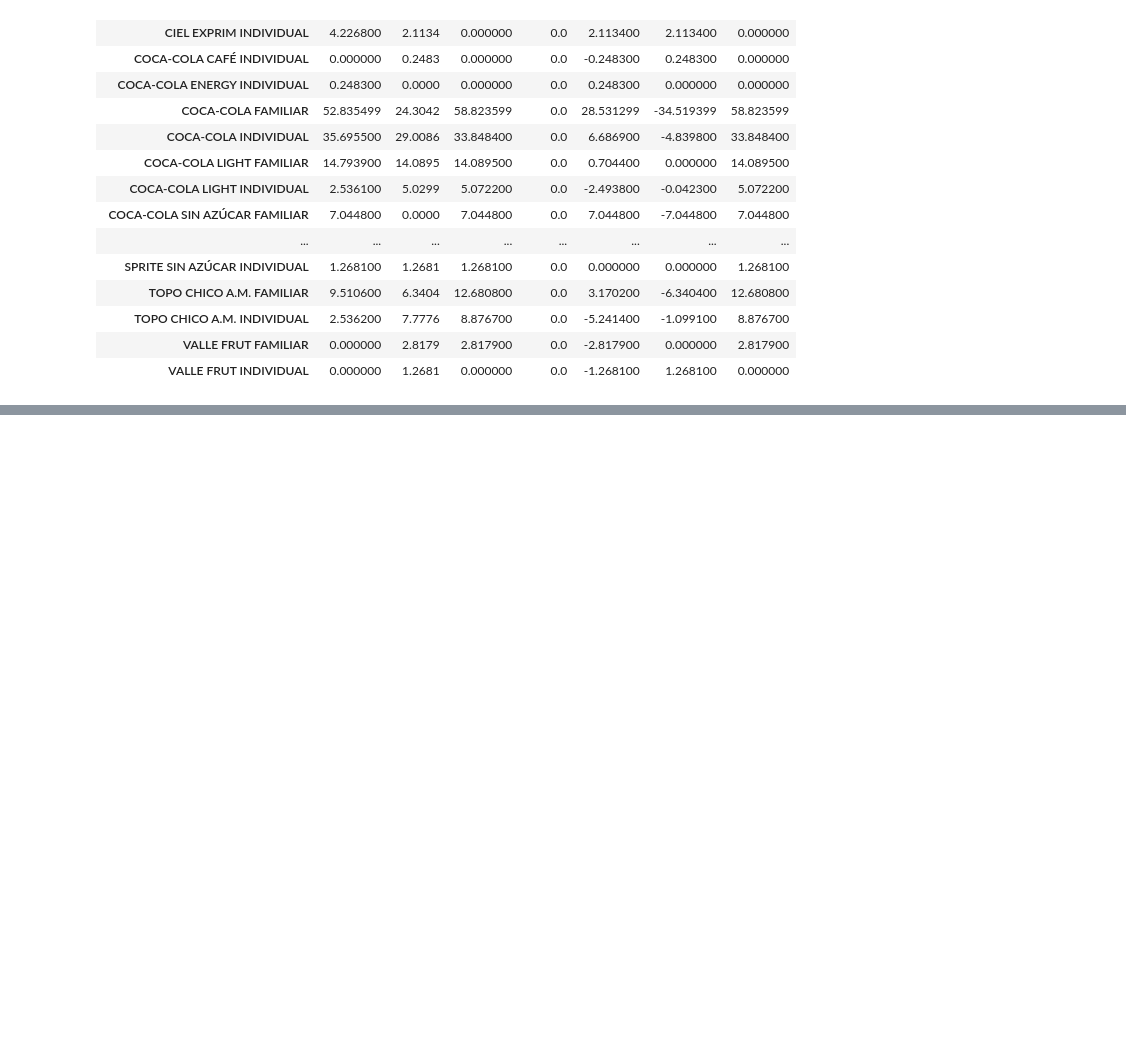
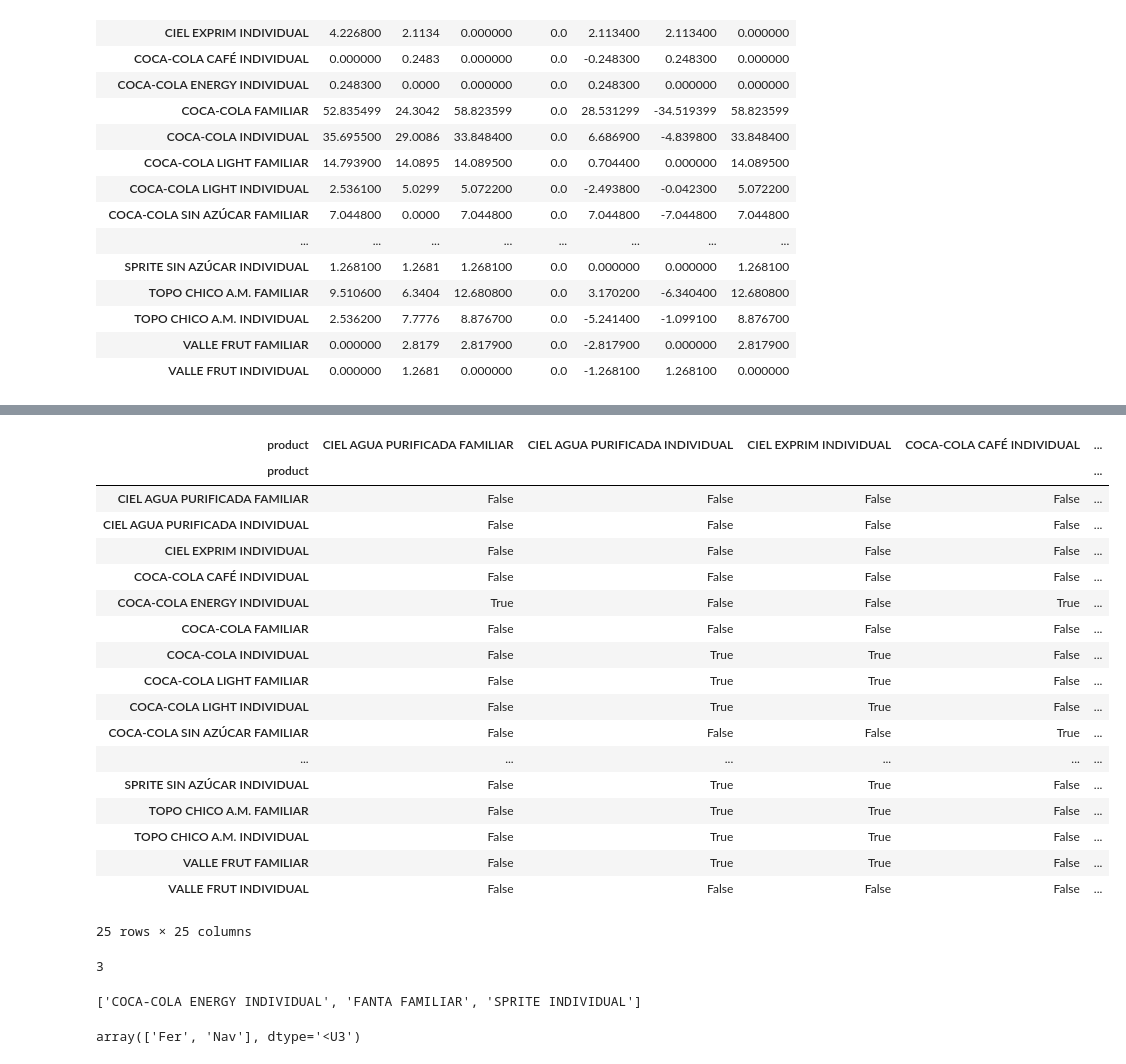
Before and after one commit to FeerRomero/CienciaDeDatos, a Jupyter notebook: ProyectoFinalFinalísimo.ipynb, the cells around one changed output, grey strips where cells are left out. Cells and saved outputs as stored; diff of their text form; code cells hidden in the pictures; blank space fills up the shorter version.

```diff
--- a/ProyectoFinalFinalísimo.ipynb
+++ b/ProyectoFinalFinalísimo.ipynb
@@ -263,0 +395,24 @@ deltas.loc[500000101,:]
+# %%
+testDf = corrNueva.applymap(lambda x: x < -0.75)
+# %%
+testDf
+# %% [output]
+| product | CIEL AGUA PURIFICADA FAMILIAR | CIEL AGUA PURIFICADA INDIVIDUAL | CIEL EXPRIM INDIVIDUAL | COCA-COLA CAFÉ INDIVIDUAL | ... |
+| product |  |  |  |  | ... |
+| CIEL AGUA PURIFICADA FAMILIAR | False | False | False | False | ... |
+| CIEL AGUA PURIFICADA INDIVIDUAL | False | False | False | False | ... |
+| CIEL EXPRIM INDIVIDUAL | False | False | False | False | ... |
+| COCA-COLA CAFÉ INDIVIDUAL | False | False | False | False | ... |
+| COCA-COLA ENERGY INDIVIDUAL | True | False | False | True | ... |
+| COCA-COLA FAMILIAR | False | False | False | False | ... |
+| COCA-COLA INDIVIDUAL | False | True | True | False | ... |
+| COCA-COLA LIGHT FAMILIAR | False | True | True | False | ... |
+| COCA-COLA LIGHT INDIVIDUAL | False | True | True | False | ... |
+| COCA-COLA SIN AZÚCAR FAMILIAR | False | False | False | True | ... |
+| ... | ... | ... | ... | ... | ... |
+| SPRITE SIN AZÚCAR INDIVIDUAL | False | True | True | False | ... |
+| TOPO CHICO A.M. FAMILIAR | False | True | True | False | ... |
+| TOPO CHICO A.M. INDIVIDUAL | False | True | True | False | ... |
+| VALLE FRUT FAMILIAR | False | True | True | False | ... |
+| VALLE FRUT INDIVIDUAL | False | False | False | False | ... |
+25 rows × 25 columns
@@ -263,0 +423,14 @@ deltas.loc[500000101,:]
+# %%
+mask.sum()
+# %% [output]
+3
+# %%
+list(prods[mask])
+# %% [output]
+['COCA-COLA ENERGY INDIVIDUAL', 'FANTA FAMILIAR', 'SPRITE INDIVIDUAL']
+# %%
+npArr = np.array(['Fer','Dav','Rom','Nav'])
+mask = np.array([True, False, False, True])
+npArr[mask]
+# %% [output]
+array(['Fer', 'Nav'], dtype='<U3')
```
Also changed, not shown: parts of 22 cells of this notebook, 2 other files.
